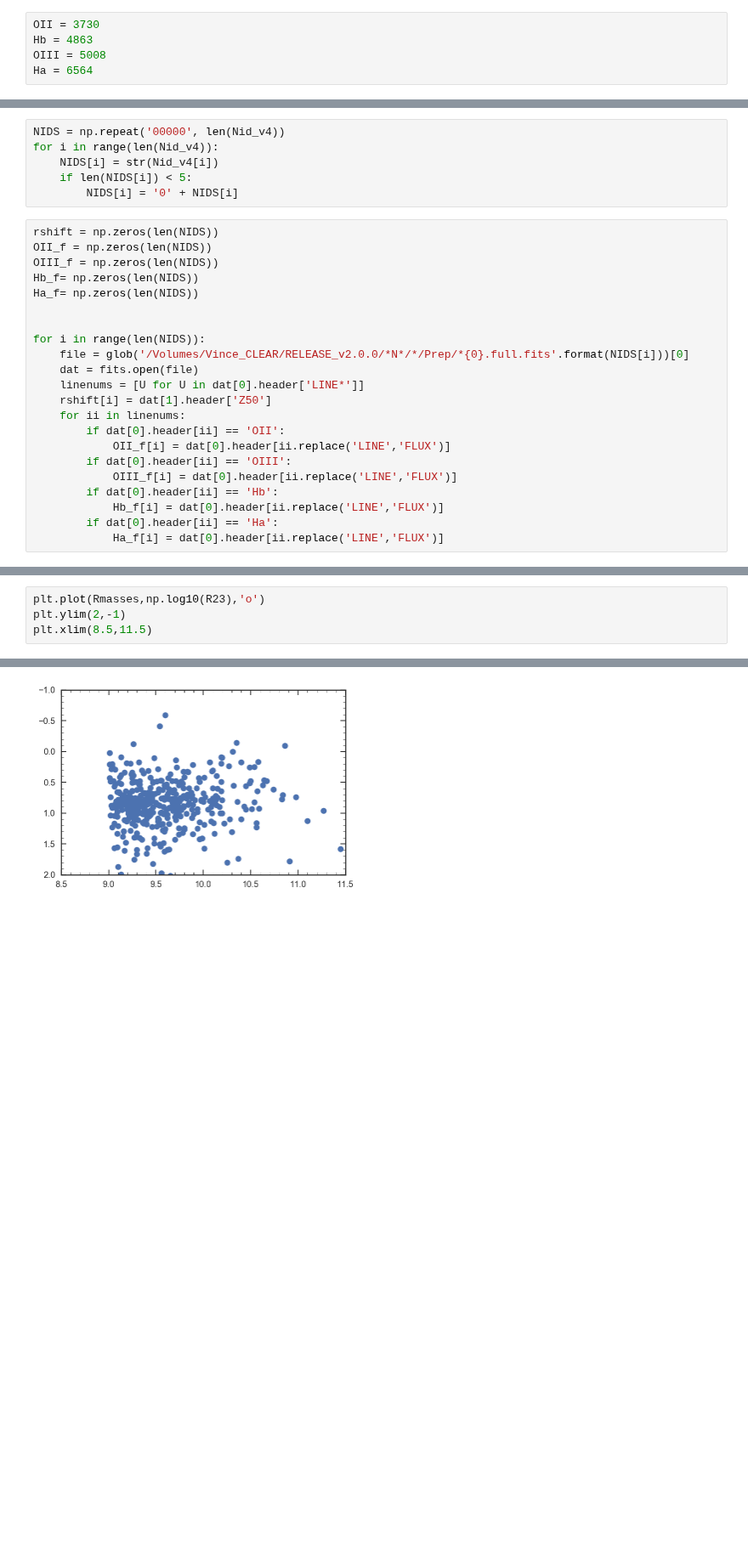
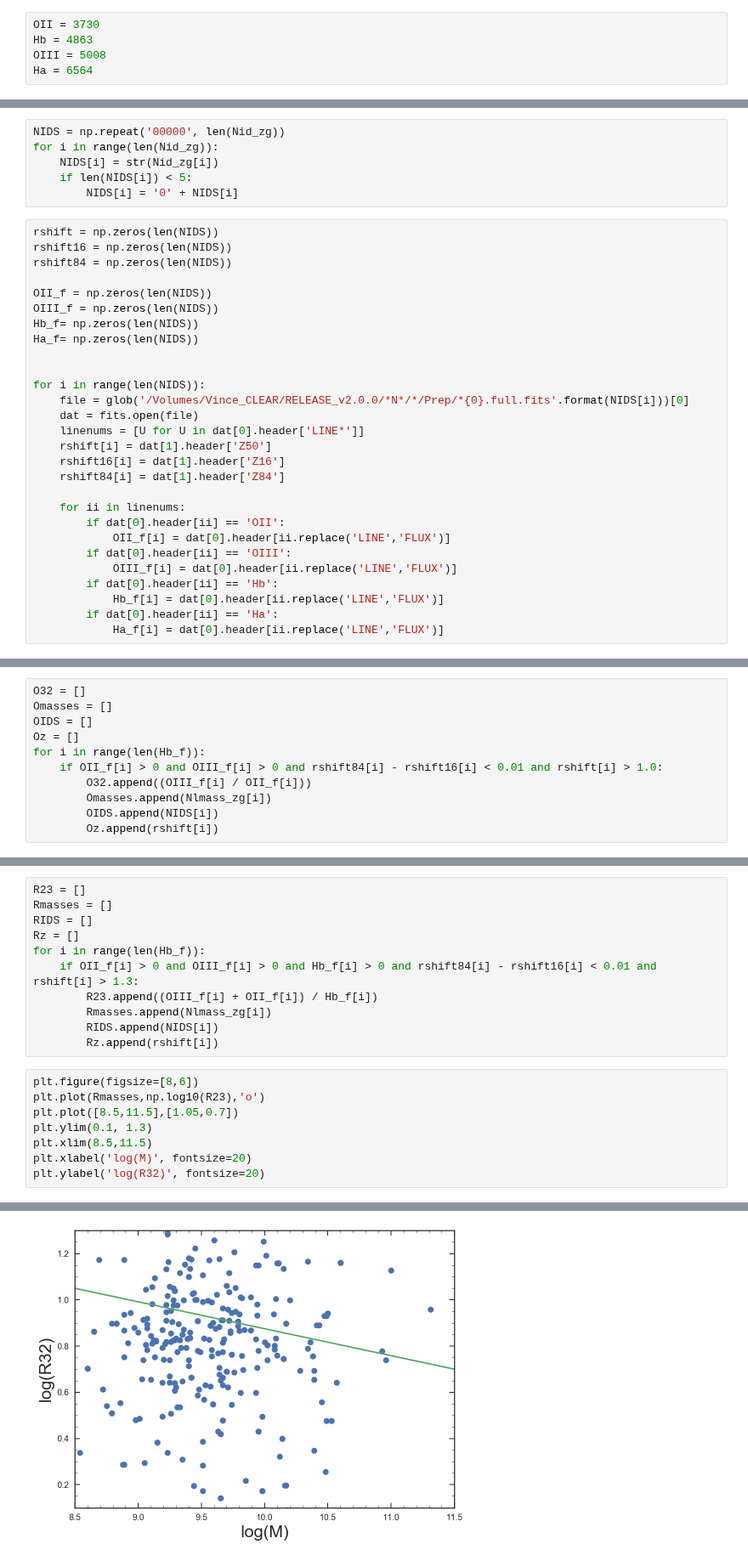
Before and after one commit to Vince-ec/Cluster_and_field, a Jupyter notebook: scripts/emissionlines.ipynb, the cells around one changed output, grey strips where cells are left out. Shown at 85% size. Drawn from its saved outputs; the diff is of its cells as text; blank space fills up the shorter version.

```diff
--- a/scripts/emissionlines.ipynb
+++ b/scripts/emissionlines.ipynb
@@ -152,11 +152,14 @@ Nlmass_v4 = N_v4.lmass[N_VJ_v4[NSF_v4].index].values
 # %%
-NIDS = np.repeat('00000', len(Nid_v4))
-for i in range(len(Nid_v4)):
-    NIDS[i] = str(Nid_v4[i])
+NIDS = np.repeat('00000', len(Nid_zg))
+for i in range(len(Nid_zg)):
+    NIDS[i] = str(Nid_zg[i])
     if len(NIDS[i]) < 5:
         NIDS[i] = '0' + NIDS[i]
 # %%
 rshift = np.zeros(len(NIDS))
+rshift16 = np.zeros(len(NIDS))
+rshift84 = np.zeros(len(NIDS))
+
 OII_f = np.zeros(len(NIDS))
 OIII_f = np.zeros(len(NIDS))
 Hb_f= np.zeros(len(NIDS))
@@ -168,6 +171,9 @@ for i in range(len(NIDS)):
     dat = fits.open(file)
     linenums = [U for U in dat[0].header['LINE*']]
     rshift[i] = dat[1].header['Z50']
+    rshift16[i] = dat[1].header['Z16']
+    rshift84[i] = dat[1].header['Z84']
+
     for ii in linenums:
         if dat[0].header[ii] == 'OII':
             OII_f[i] = dat[0].header[ii.replace('LINE','FLUX')]
@@ -179,0 +202,11 @@ for i in range(len(NIDS)):
+# %%
+O32 = []
+Omasses = []
+OIDS = []
+Oz = []
+for i in range(len(Hb_f)):
+    if OII_f[i] > 0 and OIII_f[i] > 0 and rshift84[i] - rshift16[i] < 0.01 and rshift[i] > 1.0:
+        O32.append((OIII_f[i] / OII_f[i]))
+        Omasses.append(Nlmass_zg[i])
+        OIDS.append(NIDS[i])
+        Oz.append(rshift[i])
@@ -180,5 +224,20 @@ for i in range(len(NIDS)):
+# %%
+R23 = []
+Rmasses = []
+RIDS = []
+Rz = []
+for i in range(len(Hb_f)):
+    if OII_f[i] > 0 and OIII_f[i] > 0 and Hb_f[i] > 0 and rshift84[i] - rshift16[i] < 0.01 and rshift[i] > 1.3:
+        R23.append((OIII_f[i] + OII_f[i]) / Hb_f[i])
+        Rmasses.append(Nlmass_zg[i])
+        RIDS.append(NIDS[i])
+        Rz.append(rshift[i])
 # %%
+plt.figure(figsize=[8,6])
 plt.plot(Rmasses,np.log10(R23),'o')
-plt.ylim(2,-1)
+plt.plot([8.5,11.5],[1.05,0.7])
+plt.ylim(0.1, 1.3)
 plt.xlim(8.5,11.5)
+plt.xlabel('log(M)', fontsize=20)
+plt.ylabel('log(R32)', fontsize=20)
 # %% [output]
@@ -186,4 +245,4 @@ plt.xlim(8.5,11.5)
-[figure, old version]
+[figure, new version]
 # %%
 R23 = []
 Rmasses = []
```
Also changed, not shown: parts of 14 cells of this notebook.
